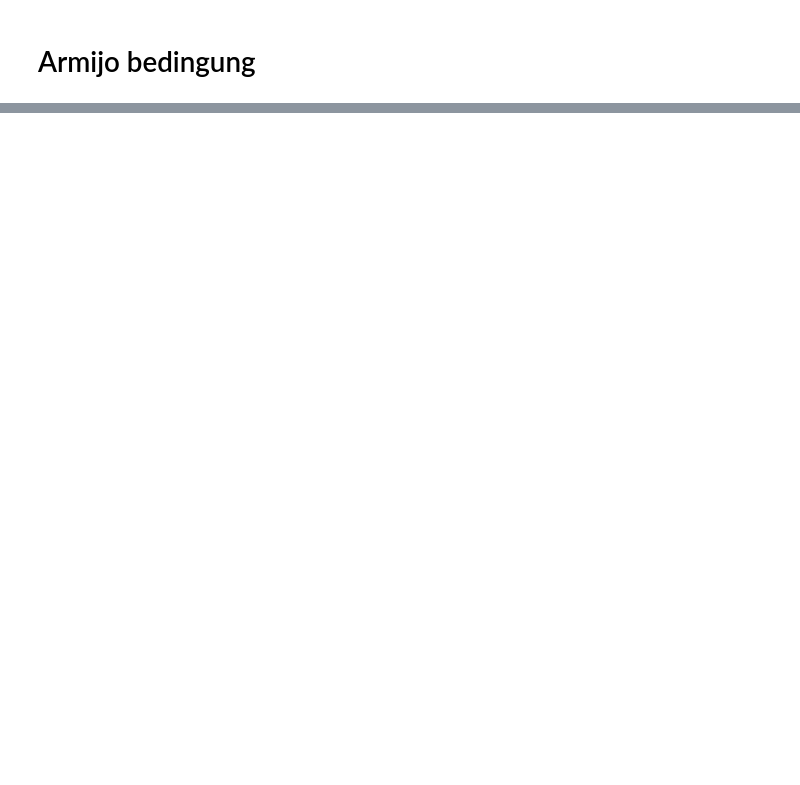
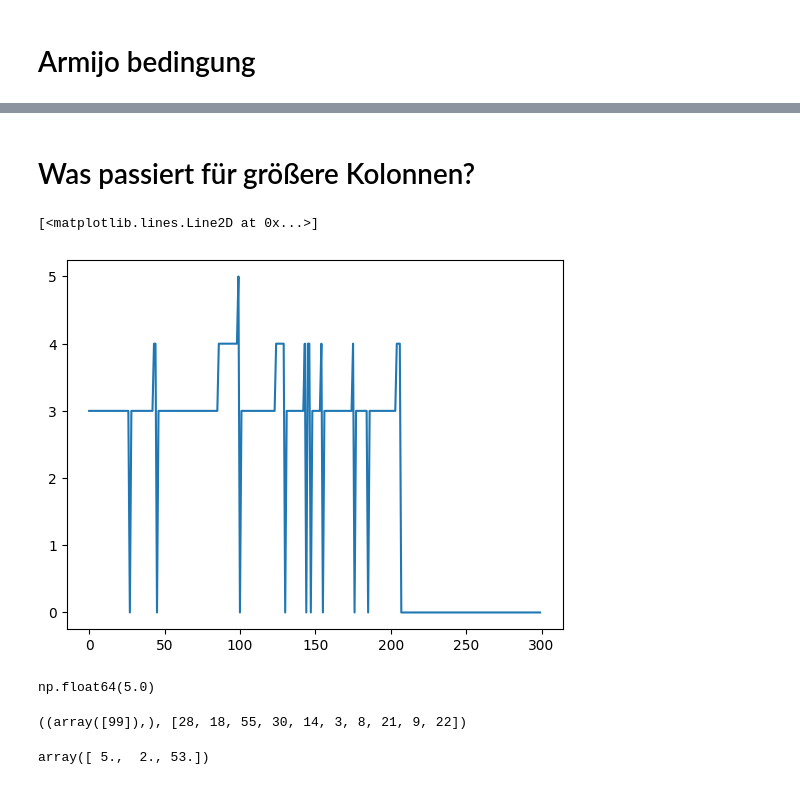
Before and after one commit to TimLockstedt/Opt1, a Jupyter notebook: Vlg_Const_armijo.ipynb, the cells around one changed output, grey strips where cells are left out. Cells and saved outputs as stored; diff of their text form; code cells hidden in the pictures; blank space fills up the shorter version.

```diff
--- a/Vlg_Const_armijo.ipynb
+++ b/Vlg_Const_armijo.ipynb
@@ -288,0 +402,42 @@ plt.show()
+# %% [markdown]
+# Was passiert für größere Kolonnen?
+# %%
+fileName = "TrafficDataset/sequence_data1-1_1.mat"
+test = data_class(fileName)
+lens = np.zeros((3,300))
+anz = []
+import os
+import matplotlib.pyplot as plt
+# traverse whole directory
+ordner = "TrafficDataset"
+mat_dateien = [
+    f for f in os.listdir(ordner)
+    if f.endswith(".mat") and os.path.isfile(os.path.join(ordner, f))
+]
+counter = 0
+for k, file in enumerate(mat_dateien):
+	test = data_class(f"{ordner}/{file}")
+	anz.append(test.get_len())
+	for i in range(test.get_len()-1):
+		test.next_dataset()
+		lens[0, counter + i] = test.get_x().shape[0]
+		lens[1, counter + i] = k
+		lens[2, counter + i] = i
+		# lens.append(test.get_x().shape[0])
+	counter += test.get_len()
+plt.plot(range(len(lens[0,:])),lens[0,:])
+# %% [output]
+[<matplotlib.lines.Line2D at 0x...>]
+[figure, added]
+# %%
+np.max(np.array(lens[0,:]))
+# %% [output]
+np.float64(5.0)
+# %%
+np.where(np.array(lens[0,:]) == np.max(np.array(lens[0,:]))), anz
+# %% [output]
+((array([99]),), [28, 18, 55, 30, 14, 3, 8, 21, 9, 22])
+# %%
+lens[:,99] # 5 autos, 2. Datensatz, 53. Messung
+# %% [output]
+array([ 5.,  2., 53.])
```
Also changed, not shown: parts of 13 cells of this notebook, 43 other files.
